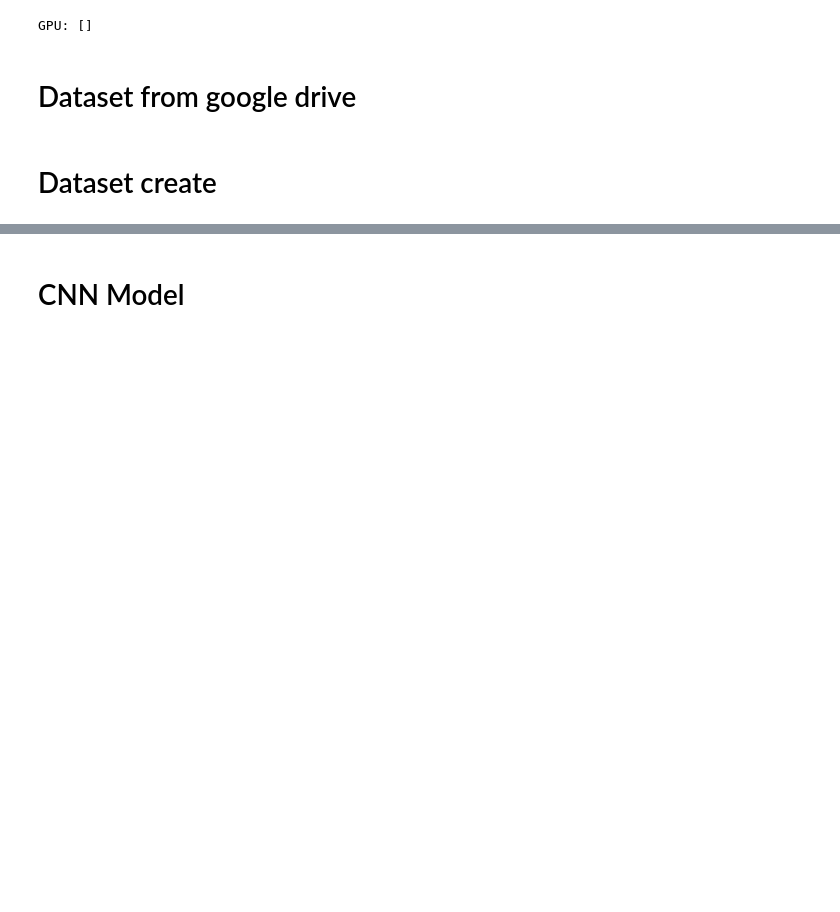
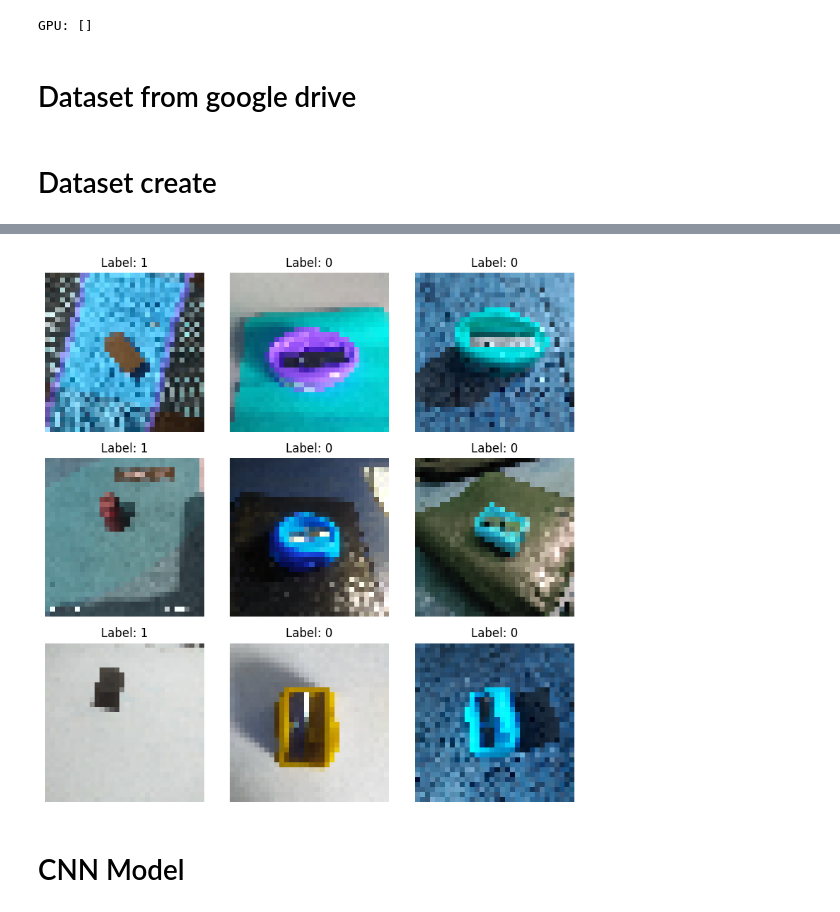
Before and after one commit to MeSagor/Artificial-Intelligence-Lab, a Jupyter notebook: Classification/a.ipynb, the cells around one changed output, grey strips where cells are left out. Cells and saved outputs as stored; diff of their text form; code cells hidden in the pictures; blank space fills up the shorter version.

```diff
--- a/Classification/a.ipynb
+++ b/Classification/a.ipynb
@@ -210,3 +219,22 @@ Label: cutter
+# %%
+num_rows = 3
+num_cols = 3
+
+fig, axes = plt.subplots(num_rows, num_cols, figsize=(8, 8))
+
+axes = axes.flatten()
+
+for i in range(num_rows * num_cols):
+    axes[i].imshow(train_images[i])
+    axes[i].axis('off')
+    axes[i].set_title(f'Label: {train_labels[i]}', fontsize=12)
+
+plt.tight_layout()
+
+# plt.savefig('sample_images.png')
+plt.show()
+# %% [output]
+[figure, added]
 # %% [markdown]
 # CNN Model
 # %%
```
Also changed, not shown: parts of 16 cells of this notebook, 1 other file.
